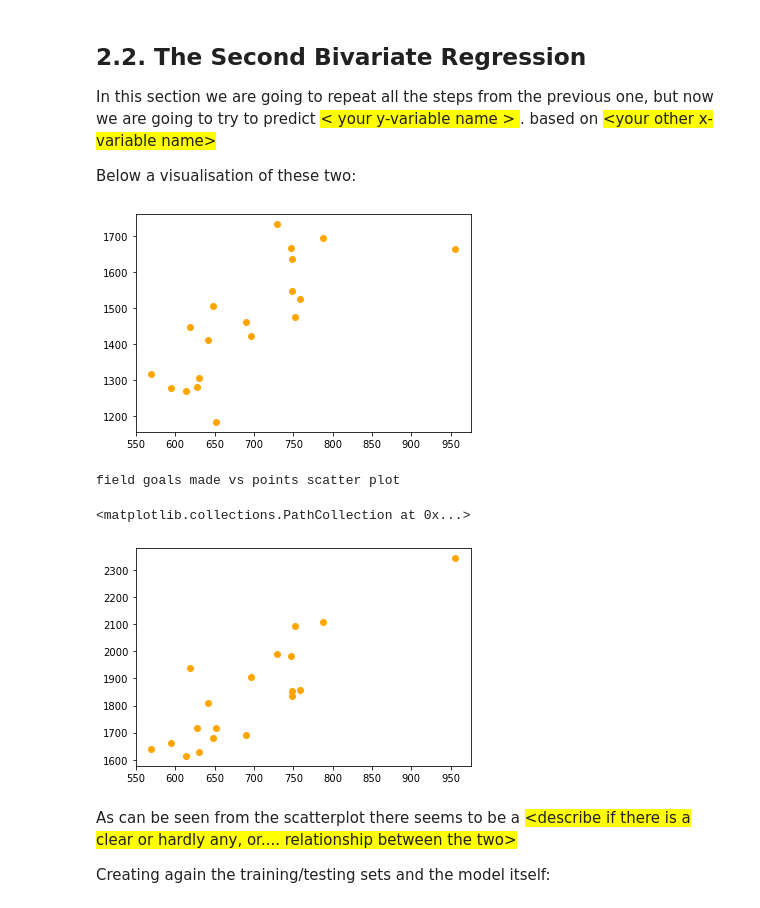
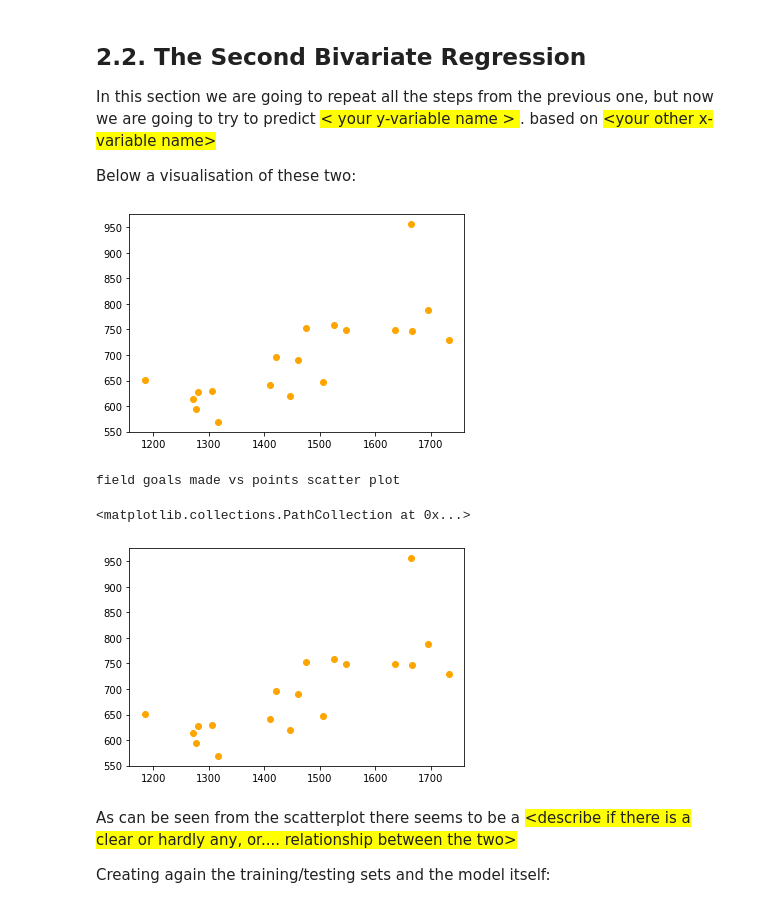
Before and after one commit to stephenpangga/Data-mining-and-statistics, a Jupyter notebook: Week 4/try-assignment/DMS - S4 - Assignment 1 - Template.ipynb, the cells around one changed output. Cells and saved outputs as stored; diff of their text form; code cells hidden in the pictures.

```diff
--- a/Week 4/try-assignment/DMS - S4 - Assignment 1 - Template.ipynb
+++ b/Week 4/try-assignment/DMS - S4 - Assignment 1 - Template.ipynb
@@ -132,8 +132,8 @@ First we are going to look at the predictions using only one of our two x's.
 We start with predicting <span style='background:yellow'>\<your y variable\></span> using <span style='background:yellow'>\<one of your x variables\></span>. Below a visualisation of these two:
 # %%
 #enter code to show scatterplot
-x = basketBallData["FGM"].to_numpy()
-y = basketBallData["PTS"].to_numpy()
+y = basketBallData["FGM"].to_numpy()
+x = basketBallData["PTS"].to_numpy()
 
 sx2 = x.var()
 mxy = np.array(x*y).mean()
@@ -238,33 +238,33 @@ Below a visualisation of these two:
 # %%
 #enter code to show scatterplot
 
-field_goal_madeX = basketBallData["FGM"].to_numpy()
-field_goal_assistY = basketBallData["FGA"].to_numpy()
+field_goal_madeY = basketBallData["FGM"].to_numpy()
+field_goal_assistX = basketBallData["FGA"].to_numpy()
 
 # sx2 = field_goal_madeX.var()
 # mxy = np.array(field_goal_madeX*field_goal_assistY).mean()
 # b1=(mxy-field_goal_madeX.mean()*field_goal_assistY.mean())/sx2
 # print("The gradient (b1): ", b1)
 
 # b0=field_goal_assistY.mean()-b1*field_goal_madeX.mean()
 # print("The constant (b0): ",b0)
 
 # #Prediction
 # myPrediction = b0 + b1*field_goal_madeX
 
-plt.scatter(field_goal_madeX,field_goal_assistY, color='Orange')
+plt.scatter(field_goal_assistX,field_goal_madeY, color='Orange')
 
 plt.show()
 
 
 print('field goals made vs points scatter plot')
 
-plt.scatter(field_goal_madeX,y, color='Orange')
+plt.scatter(field_goal_assistX,y, color='Orange')
 # %% [output]
-[figure, old version]
+[figure, new version]
 field goals made vs points scatter plot
 <matplotlib.collections.PathCollection at 0x...>
-[figure, old version]
+[figure, new version]
 # %% [markdown]
 As can be seen from the scatterplot there seems to be a <span style='background:yellow'>\<describe if there is a clear or hardly any, or.... relationship between the two\></span>
 
```
Also changed, not shown: parts of 6 cells of this notebook.
